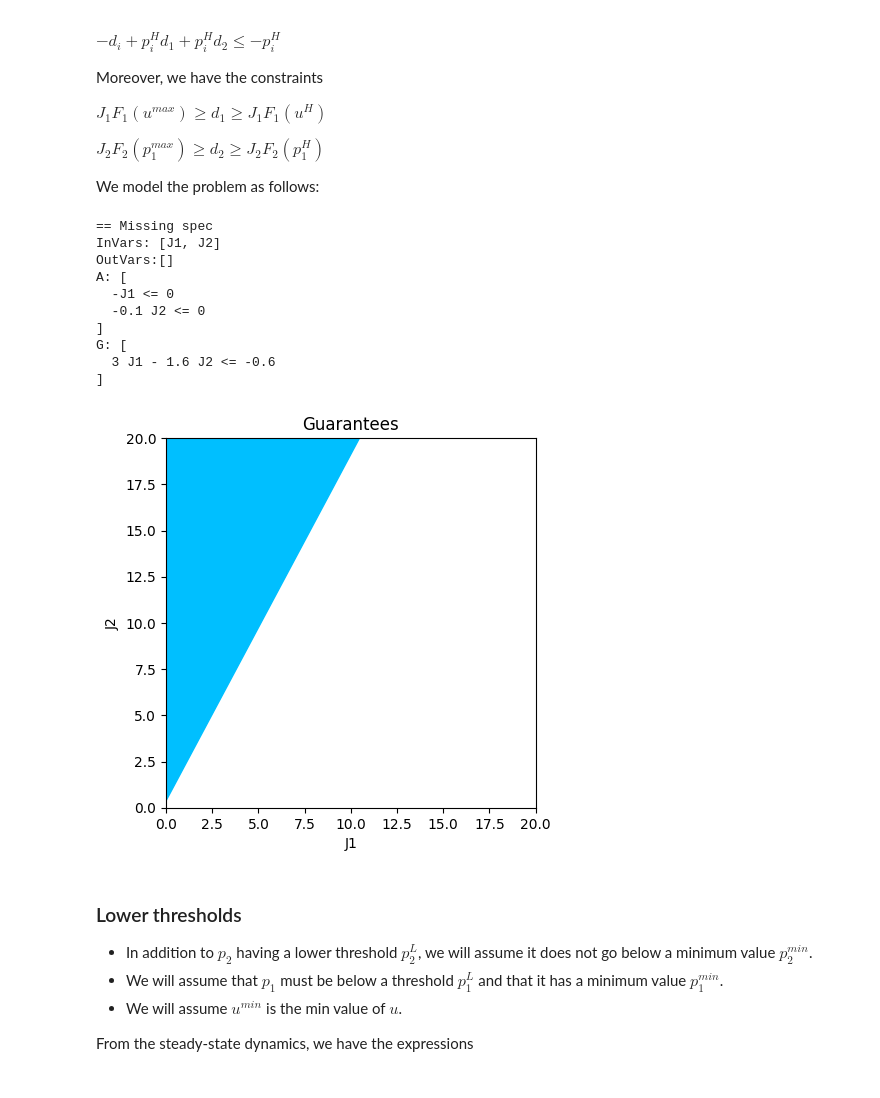
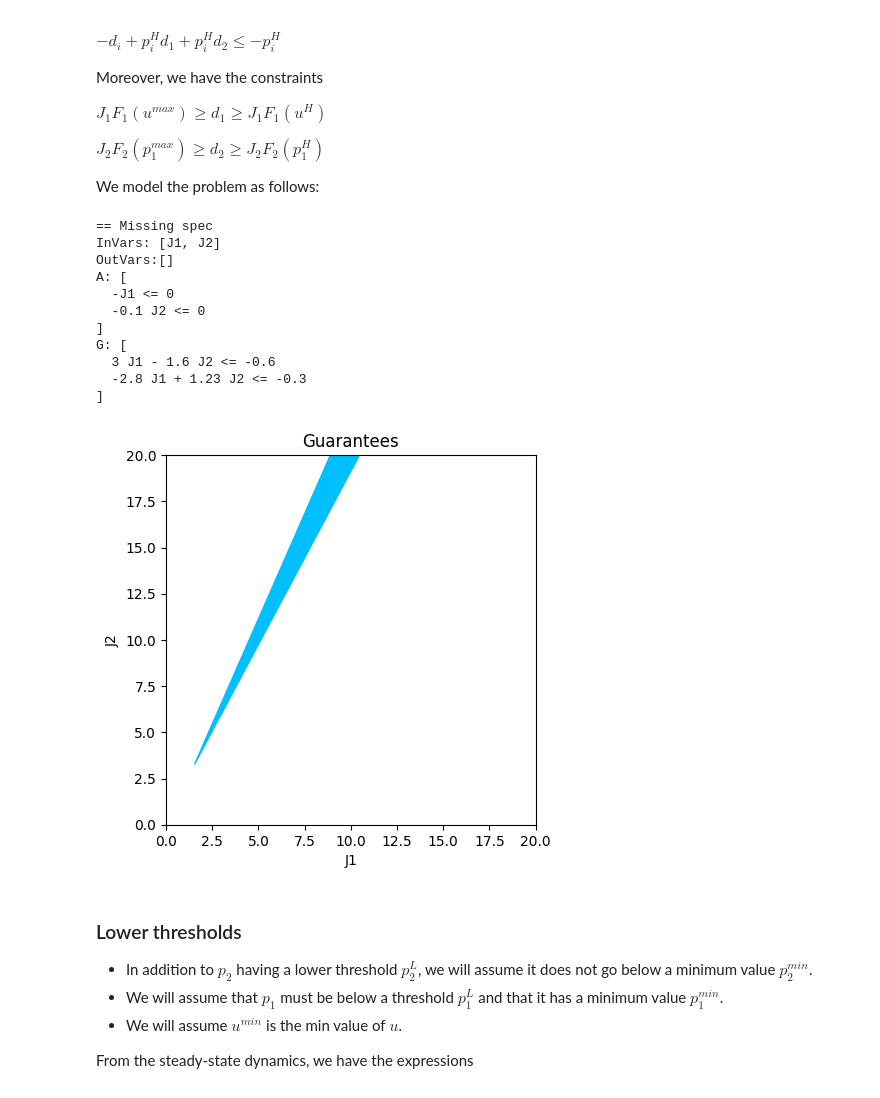
Before and after one commit to pacti-org/cs-biocircuits, a Jupyter notebook: examples/sequential_circuit_parameters.ipynb, the cells around one changed output. Cells and saved outputs as stored; diff of their text form; code cells hidden in the pictures.

```diff
--- a/examples/sequential_circuit_parameters.ipynb
+++ b/examples/sequential_circuit_parameters.ipynb
@@ -55,6 +55,7 @@ F_1_u_max = 5
 F_1_u_H = 4
 # sigma 2
 p2_H = 0.6
+p1_H = 0.3
 F_2_p_1_max = 4.1
 F_2_p_1_H = 4
 
@@ -68,7 +69,8 @@ top_level_objective = PolyhedralIoContract.from_strings(
     output_vars=["d1", "d2"],
     assumptions=[],
     guarantees=[
-    f"{p2_H} d1  {-1 + p2_H} d2 <= -{p2_H}"
+    f"-d2 + {p2_H} d1 + {p2_H} d2 <= -{p2_H}",
+    f"-d1 + {p1_H} d1 + {p1_H} d2 <= -{p1_H}"
     ]
     )
 
@@ -77,39 +79,38 @@ sigma1 = PolyhedralIoContract.from_strings(
     output_vars=["d1", "J1"],
     assumptions=[],
     guarantees=[
-    f"d1 - {F_1_u_max} J1  <= 0",
-    f"{F_1_u_H} J1 - d1 <= 0"
+    f"{F_1_u_H} J1 <= d1 <= {F_1_u_max} J1"
     ],
     )
 
 sigma2 = PolyhedralIoContract.from_strings(
     input_vars=["d1"],
     output_vars=["d2", "J2"],
     assumptions=[],
     guarantees=[
-    f"d2 - {F_2_p_1_max} J2  <= 0",
-    f"{F_2_p_1_H} J2 - d2 <= 0"
+    f"{F_2_p_1_H} J2 <= d2 <= {F_2_p_1_max} J2"
     ]
     )
 
 system_spec = sigma1.compose(sigma2,vars_to_keep=["d1","d2"])
 
 system_H_threshold = top_level_objective.quotient(system_spec)
 print(f"== Missing spec\n{system_H_threshold}")
 
 _ = plots.plot_guarantees(contract=system_H_threshold,x_var=Var("J1"),y_var=Var("J2"),x_lims=(0,20),y_lims=(0,20),var_values={})
 # %% [output]
 == Missing spec
 InVars: [J1, J2]
 OutVars:[]
 A: [
   -J1 <= 0
   -0.1 J2 <= 0
 ]
 G: [
   3 J1 - 1.6 J2 <= -0.6
+  -2.8 J1 + 1.23 J2 <= -0.3
 ]
-[figure, old version]
+[figure, new version]
 # %% [markdown]
 
 ### Lower thresholds
```
Also changed, not shown: parts of 1 cell of this notebook.
